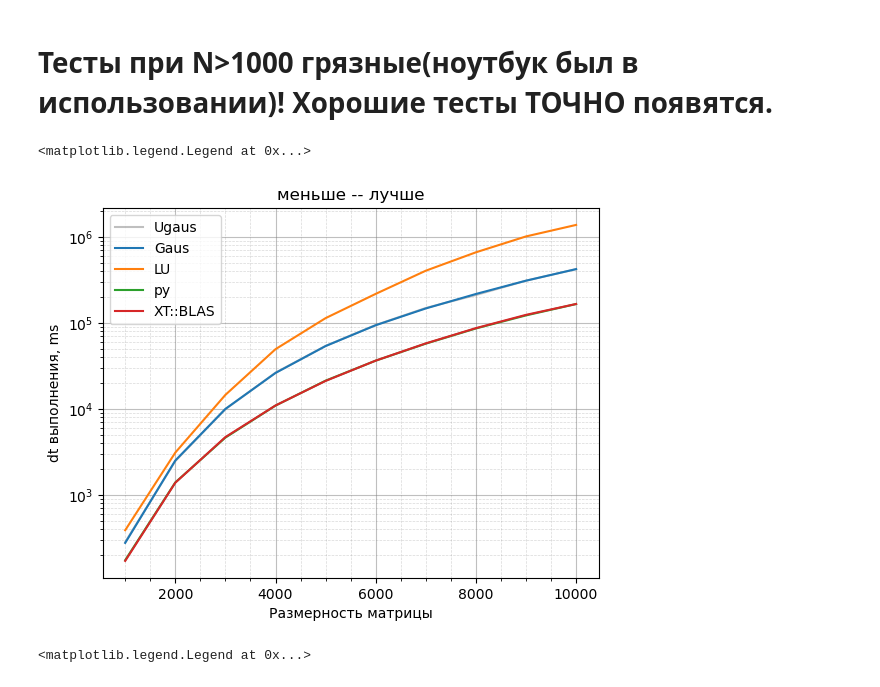
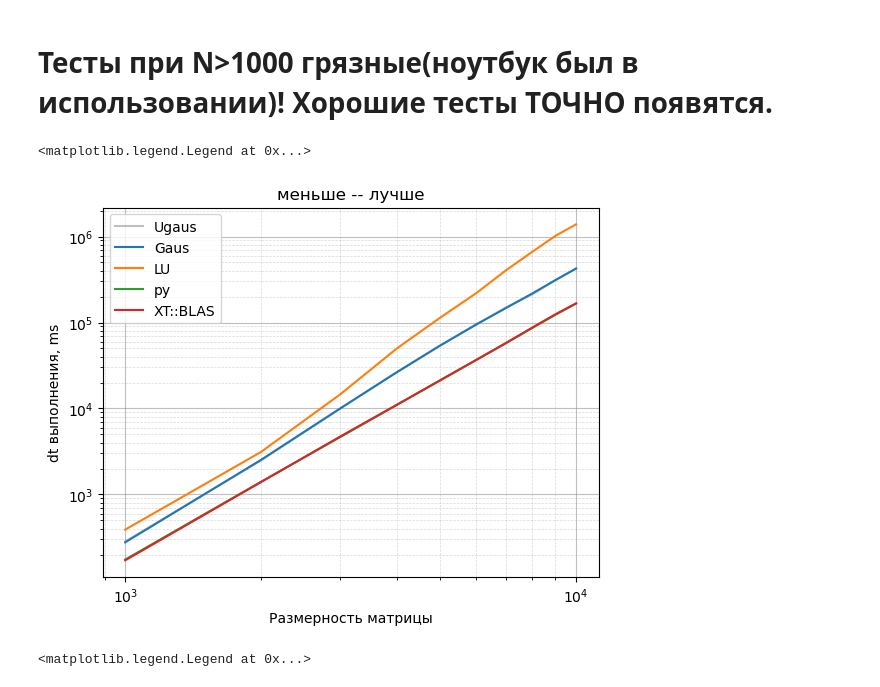
Before and after one commit to 4eburxn/BbI4MaT, a Jupyter notebook: vichmati.ipynb, the cells around one changed output. Saved outputs shown, nothing was run; the diff lists cells and outputs as text; code cells hidden in the pictures.

```diff
--- a/vichmati.ipynb
+++ b/vichmati.ipynb
@@ -105,19 +105,20 @@ for i in types:
 # %%
 plt.plot(Test_1000["Ugaus"][0], Test_1000["Ugaus"][1],color='gray', alpha=0.5, label="Ugaus")
 for i in types[1:]:
     plt.plot(Test_1000[i][0], Test_1000[i][1], label=i)
 
 plt.grid(True, which='major', alpha=0.5, linewidth=0.8, color='gray')
 plt.grid(True, which='minor', alpha=0.3, linestyle='--', linewidth=0.5, color='gray')
 plt.minorticks_on()
 plt.xlabel("Размерность матрицы")
 plt.ylabel("dt выполнения, ms")
 plt.title("меньше -- лучше")
 plt.yscale('log')
+plt.xscale('log')
 plt.legend()
 # %% [output]
 <matplotlib.legend.Legend at 0x...>
-[figure, old version]
+[figure, new version]
 # %%
 for i in types[1:]:
     plt.plot(Test_1000[i][0], Test_1000[i][1]/Test_1000["py"][1], label=i)
```
Also changed, not shown: parts of 3 cells of this notebook, 7 other files.
